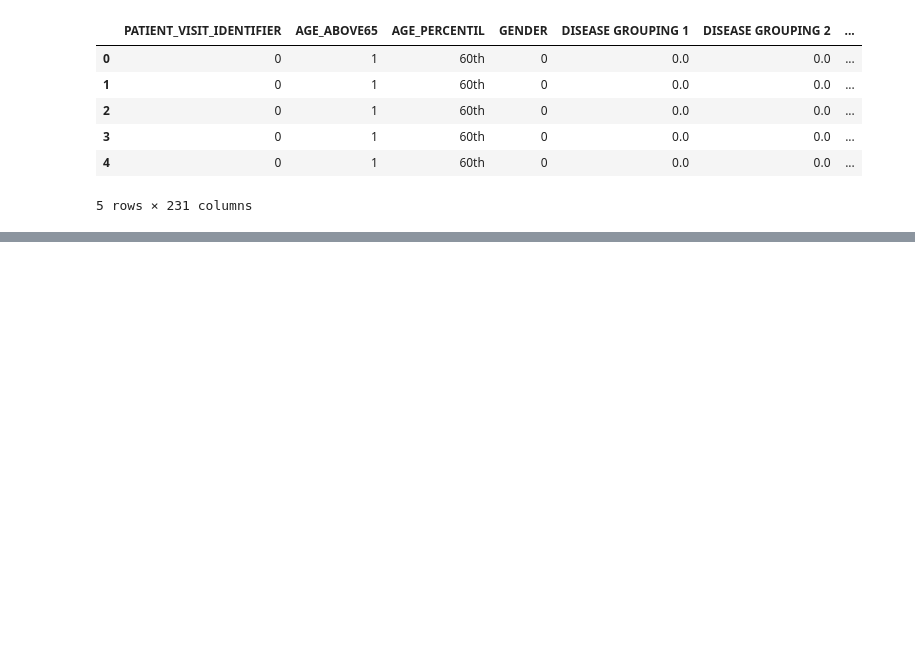
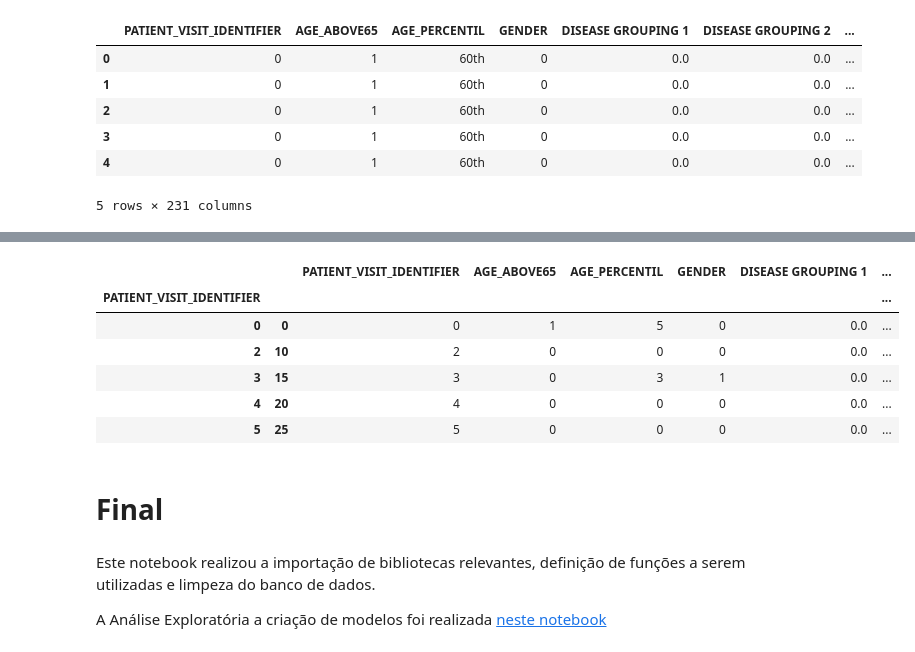
Before and after one commit to arturcgs/bootcamp-data-science-aplicada3, a Jupyter notebook: Projeto Final/Projeto_Final_Funcoes_e_Limpeza_de_Dados.ipynb, the cells around one changed output, grey strips where cells are left out. Saved outputs shown, nothing was run; the diff lists cells and outputs as text; code cells hidden in the pictures; blank space fills up the shorter version.

Commit message:
Realização das importações, funções, limpeza e explicações

```diff
--- a/Projeto Final/Projeto_Final_Funcoes_e_Limpeza_de_Dados.ipynb
+++ b/Projeto Final/Projeto_Final_Funcoes_e_Limpeza_de_Dados.ipynb
@@ -16,0 +271,16 @@ dados.head()
+# %%
+dados_limpos_sem_corr.head()
+# %% [output]
+|  |  | PATIENT_VISIT_IDENTIFIER | AGE_ABOVE65 | AGE_PERCENTIL | GENDER | DISEASE GROUPING 1 | ... |
+| PATIENT_VISIT_IDENTIFIER |  |  |  |  |  |  | ... |
+| 0 | 0 | 0 | 1 | 5 | 0 | 0.0 | ... |
+| 2 | 10 | 2 | 0 | 0 | 0 | 0.0 | ... |
+| 3 | 15 | 3 | 0 | 3 | 1 | 0.0 | ... |
+| 4 | 20 | 4 | 0 | 0 | 0 | 0.0 | ... |
+| 5 | 25 | 5 | 0 | 0 | 0 | 0.0 | ... |
+# %% [markdown]
+# Final
+# %% [markdown]
+Este notebook realizou a importação de bibliotecas relevantes, definição de funções a serem utilizadas e limpeza do banco de dados.
+
+A Análise Exploratória a criação de modelos foi realizada [neste notebook](https://github.com/arturcgs/BootcampDataScienceAplicada3/blob/main/Projeto%20Final/Projeto_Final.ipynb)
```
Also changed, not shown: parts of 27 cells of this notebook.
